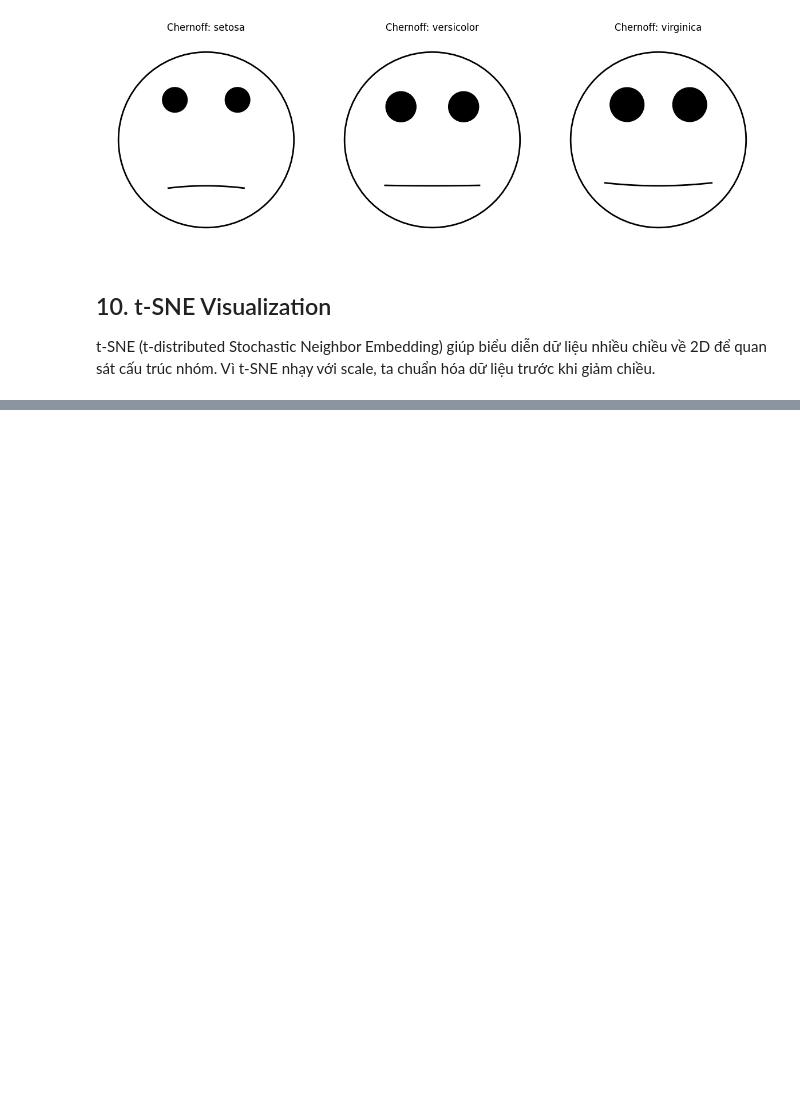
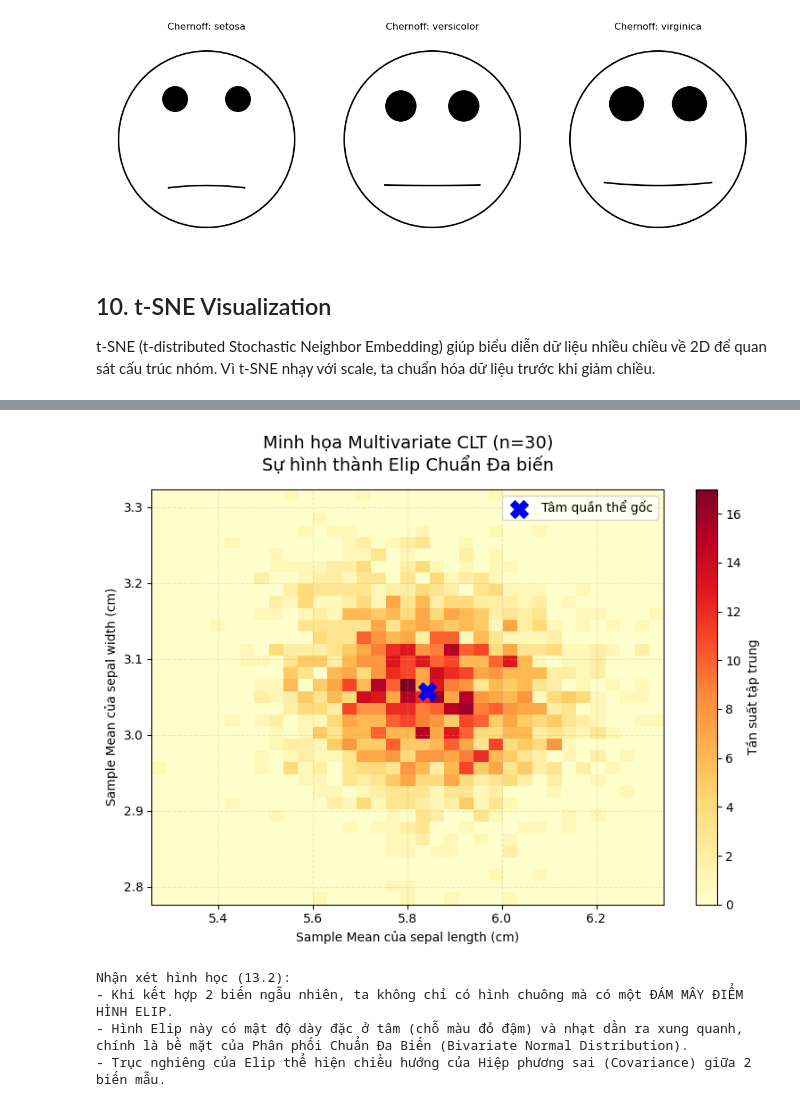
Before and after one commit to ntnthinh205/gk_msa, a Jupyter notebook: multivariate_statistics.ipynb, the cells around one changed output, grey strips where cells are left out. Cells and saved outputs as stored; diff of their text form; code cells hidden in the pictures; blank space fills up the shorter version.

```diff
--- a/multivariate_statistics.ipynb
+++ b/multivariate_statistics.ipynb
@@ -462,0 +638,46 @@ plt.show()
+# %%
+# Select 2 variables to observe their correlation (e.g., Sepal length and Sepal width)
+var1_idx = 0
+var2_idx = 1
+
+fig, ax = plt.subplots(figsize=(8, 6))
+
+# Plot a 2D Histogram to show the density of the Sample Mean Vectors
+h = ax.hist2d(
+    bootstrap_means[:, var1_idx],
+    bootstrap_means[:, var2_idx],
+    bins=35,
+    cmap='YlOrRd'  # Color scale from Yellow to Red (indicating density)
+)
+
+# Mark the True Population Mean with a large X
+ax.scatter(
+    mean_vector[var1_idx],
+    mean_vector[var2_idx],
+    color='blue', marker='X', s=200, label='Tâm quần thể gốc'
+)
+
+# Align and format the plot
+ax.set_title(f"Minh họa Multivariate CLT (n=30)\nSự hình thành Elip Chuẩn Đa biến", fontsize=14, pad=15)
+ax.set_xlabel(f"Sample Mean của {feature_names[var1_idx]}")
+ax.set_ylabel(f"Sample Mean của {feature_names[var2_idx]}")
+ax.legend()
+ax.grid(True, linestyle="--", alpha=0.3)
+
+# Add a colorbar to annotate the frequency
+fig.colorbar(h[3], ax=ax, label="Tần suất tập trung")
+
+plt.tight_layout()
+plt.show()
+
+# Print concluding geometric remarks for the report
+print("Nhận xét hình học (13.2):")
+print("- Khi kết hợp 2 biến ngẫu nhiên, ta không chỉ có hình chuông mà có một ĐÁM MÂY ĐIỂM HÌNH ELIP.")
+print("- Hình Elip này có mật độ dày đặc ở tâm (chỗ màu đỏ đậm) và nhạt dần ra xung quanh, chính là bề mặt của Phân phối Chuẩn Đa Biến (Bivariate Normal Distribution).")
+print("- Trục nghiêng của Elip thể hiện chiều hướng của Hiệp phương sai (Covariance) giữa 2 biến mẫu.")
+# %% [output]
+[figure, added]
+Nhận xét hình học (13.2):
+- Khi kết hợp 2 biến ngẫu nhiên, ta không chỉ có hình chuông mà có một ĐÁM MÂY ĐIỂM HÌNH ELIP.
+- Hình Elip này có mật độ dày đặc ở tâm (chỗ màu đỏ đậm) và nhạt dần ra xung quanh, chính là bề mặt của Phân phối Chuẩn Đa Biến (Bivariate Normal Distribution).
+- Trục nghiêng của Elip thể hiện chiều hướng của Hiệp phương sai (Covariance) giữa 2 biến mẫu.
```
Also changed, not shown: parts of 14 cells of this notebook.
